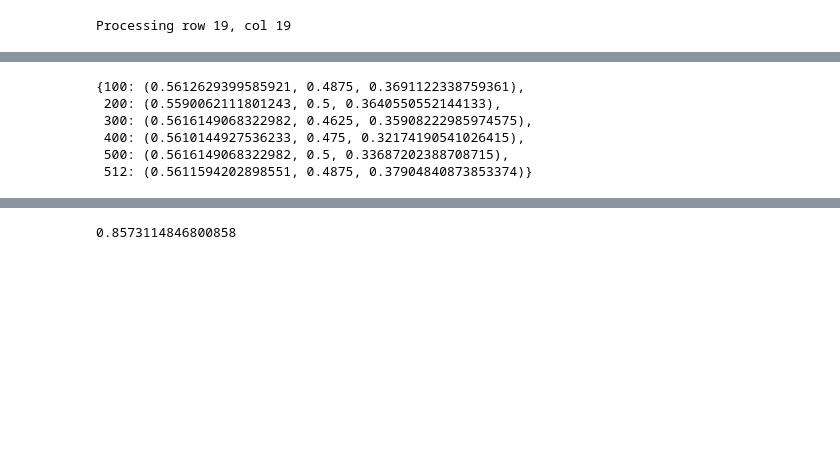
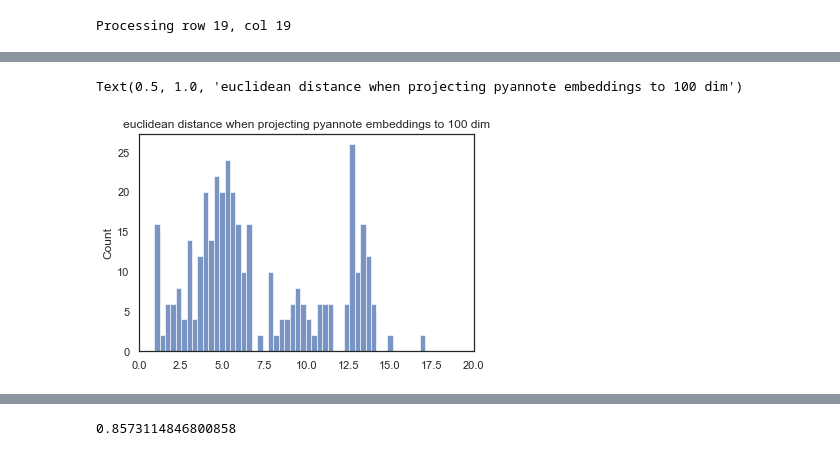
Before and after one commit to Rahul-Brito/infantvoice, a Jupyter notebook: scripts/Dim Reduc Sweep.ipynb, the cells around one changed output, grey strips where cells are left out. Saved outputs shown, nothing was run; the diff lists cells and outputs as text; code cells hidden in the pictures; blank space fills up the shorter version.

```diff
--- a/scripts/Dim Reduc Sweep.ipynb
+++ b/scripts/Dim Reduc Sweep.ipynb
@@ -92,11 +134,9 @@ umap_quality = {dim:
 # %%
 euc_dist = {dist:dm.euclidean_distances(proj) for dist, proj in umap_sweep.items()}
-# %%
-dist_umap
-# %% [output]
-{100: (0.5612629399585921, 0.4875, 0.3691122338759361),
- 200: (0.5590062111801243, 0.5, 0.3640550552144133),
- 300: (0.5616149068322982, 0.4625, 0.35908222985974575),
- 400: (0.5610144927536233, 0.475, 0.32174190541026415),
- 500: (0.5616149068322982, 0.5, 0.33687202388708715),
- 512: (0.5611594202898551, 0.4875, 0.37904840873853374)}
+# %%
+sns.histplot(euc_dist[100].to_numpy().flatten(), bins=50)
+plt.xlim([0,20])
+plt.title('euclidean distance when projecting pyannote embeddings to 100 dim')
+# %% [output]
+Text(0.5, 1.0, 'euclidean distance when projecting pyannote embeddings to 100 dim')
+[figure, added]
```
Also changed, not shown: parts of 11 cells of this notebook, 2 other files.
